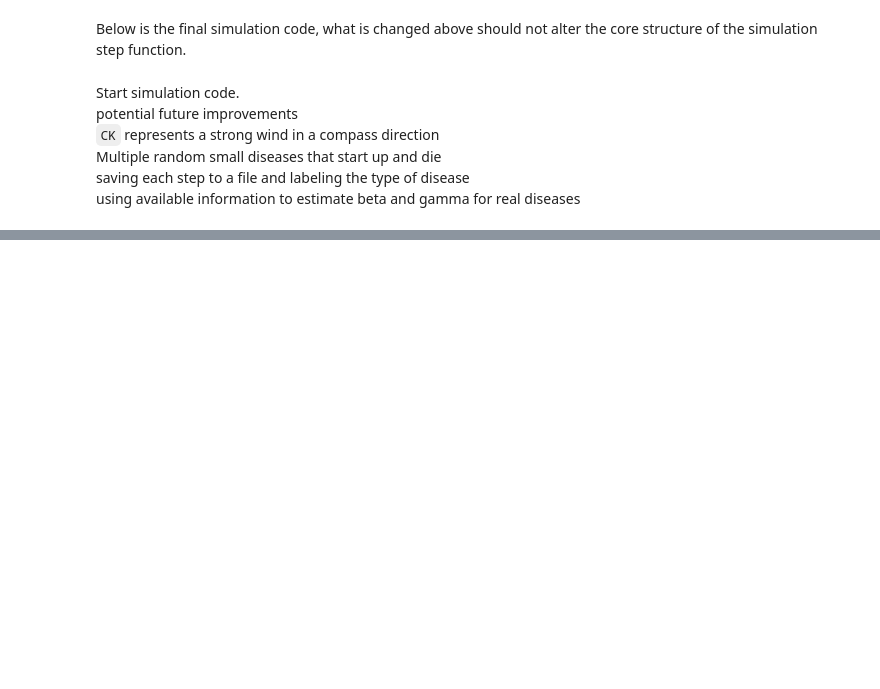
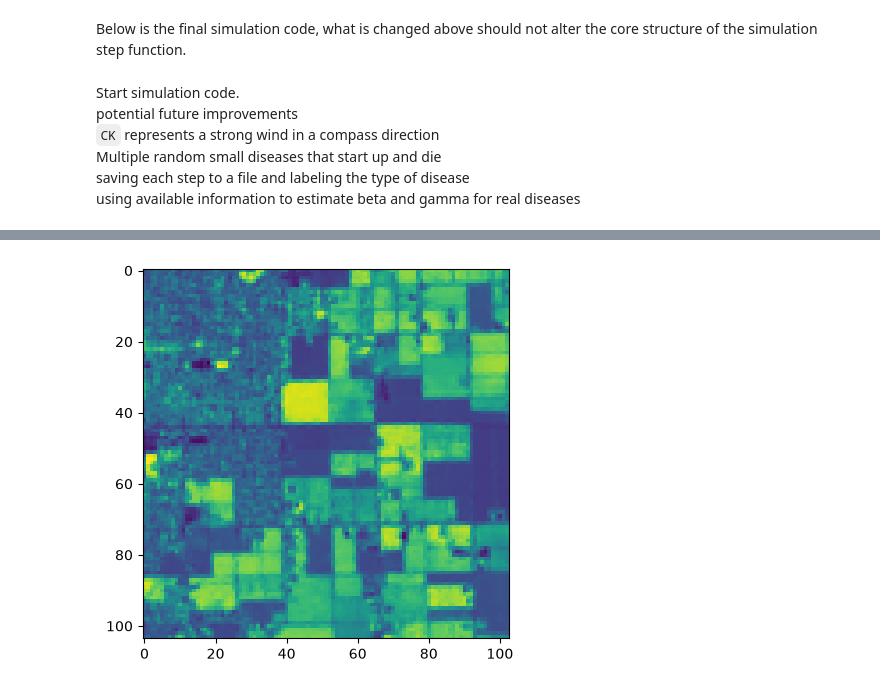
Before and after one commit to dvito-sdsu/aie, a Jupyter notebook: simulation.ipynb, the cells around one changed output, grey strips where cells are left out. Saved outputs shown, nothing was run; the diff lists cells and outputs as text; code cells hidden in the pictures; blank space fills up the shorter version.

```diff
--- a/simulation.ipynb
+++ b/simulation.ipynb
@@ -188,3 +215,13 @@ def random_simulation(shape = (100,100), timesteps = 100, beta = -1, gamma = -1)
       # while bugs are still being testind
       if t % 10 == 0:
           print(f"Step {t}: Total Infected Fraction = {np.mean(I):.4f}")
+# %%
+# init ndvi data
+target_lat = 37.498056
+target_lon = -120.812583
+
+try:
+  ndvi = get_landsat_ndvi_matrix(target_lat, target_lon, half_side_meters=1500)
+  print("Found Data")
+except Exception as e:
+  print(f"An error occurred: {e}")
@@ -190,0 +237,13 @@ def random_simulation(shape = (100,100), timesteps = 100, beta = -1, gamma = -1)
+# %%
+
+plt.imshow(ndvi, vmin=0.0, origin='upper')
+
+beta = .3
+gamma = .008
+conv_matrix = generate_wind_kernel(radius = 5,sigma = 3, wind_x = 4, wind_y = 2)
+S, I, R= start_SIR_random(ndvi)
+timetotal = 0
+
+#plt.imshow(conv_matrix, vmin=0.0, origin='upper')
+# %% [output]
+[figure, added]
```
Also changed, not shown: parts of 8 cells of this notebook.
